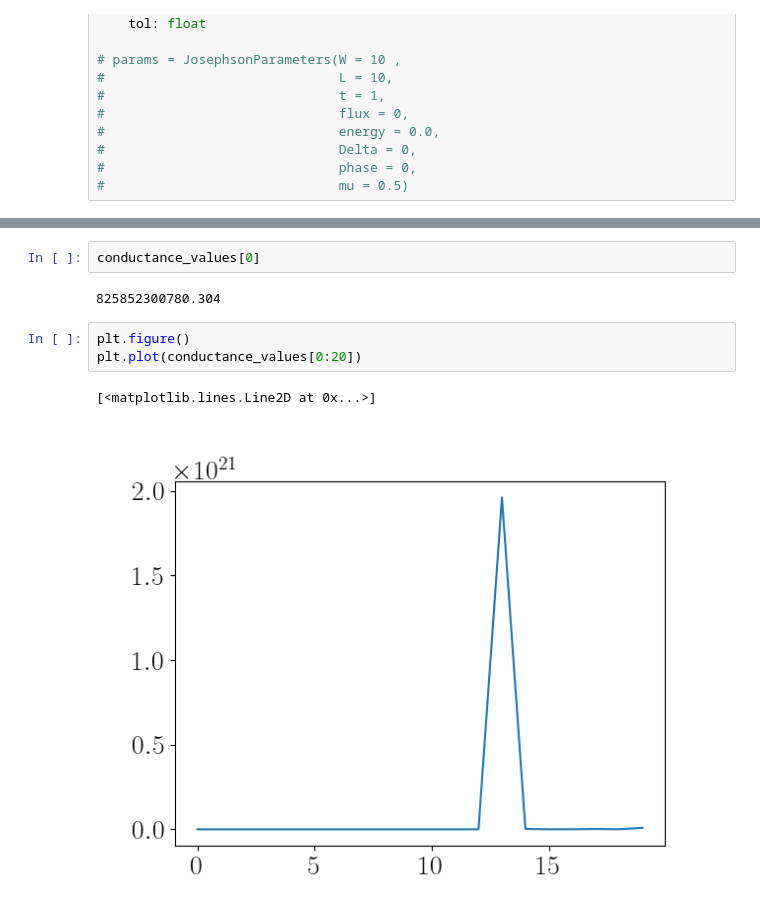
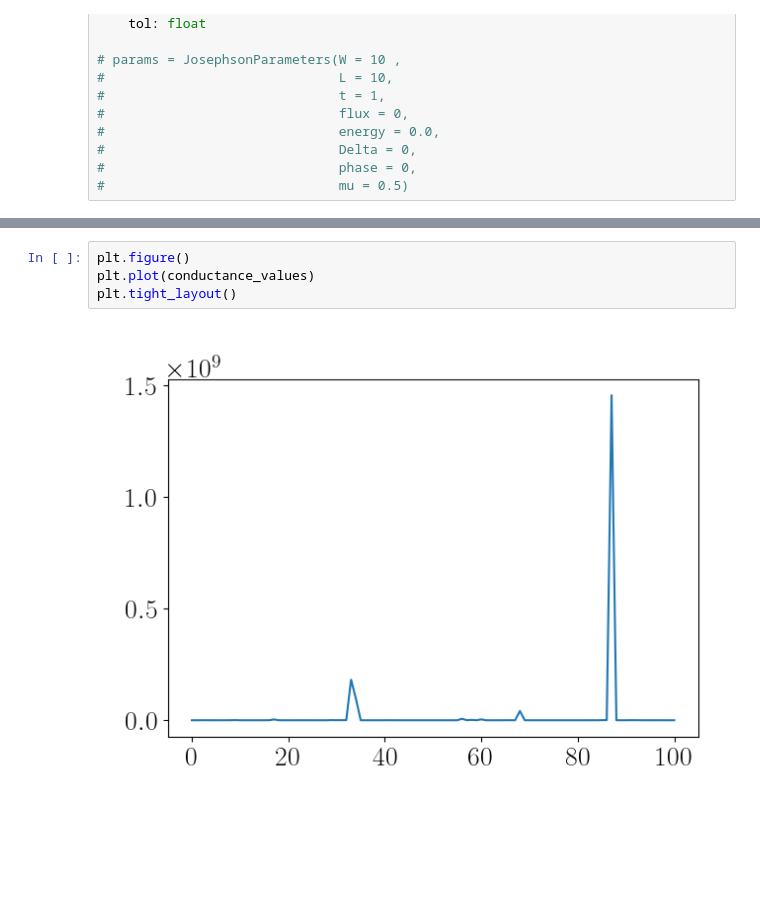
Before and after one commit to krishtoffel99/Josephson-Investigations-Old, a Jupyter notebook: Josephson effect and Supercurrents/DC_SNS_numerics.ipynb, the cells around one changed output, grey strips where cells are left out. Cells and saved outputs as stored; diff of their text form; blank space fills up the shorter version.

```diff
--- a/Josephson effect and Supercurrents/DC_SNS_numerics.ipynb
+++ b/Josephson effect and Supercurrents/DC_SNS_numerics.ipynb
@@ -133,10 +155,6 @@ for i in range(len(energy_values)):
-# %%
-conductance_values[0]
-# %% [output]
-825852300780.304
 # %%
 plt.figure()
-plt.plot(conductance_values[0:20])
+plt.plot(conductance_values)
+plt.tight_layout()
 # %% [output]
-[<matplotlib.lines.Line2D at 0x...>]
-[figure, old version]
+[figure, new version]
```
Also changed, not shown: parts of 9 cells of this notebook, 1 other file.
